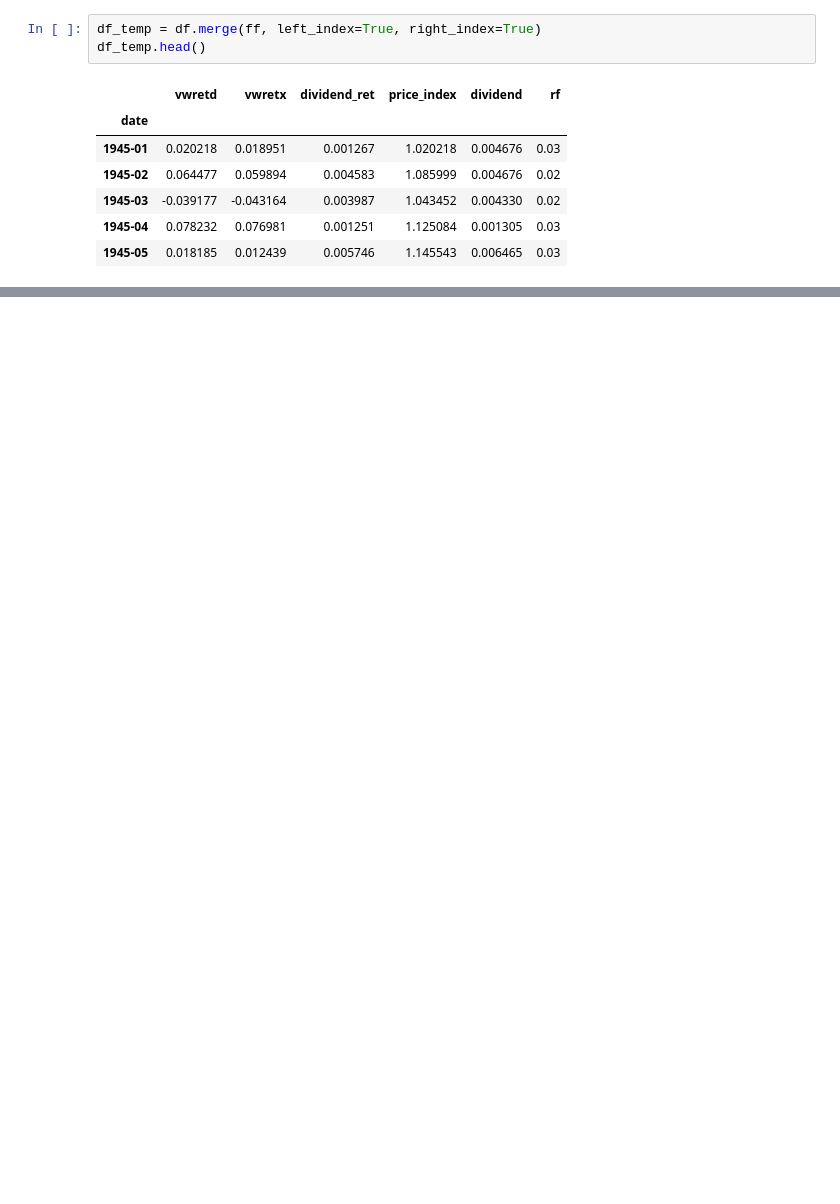
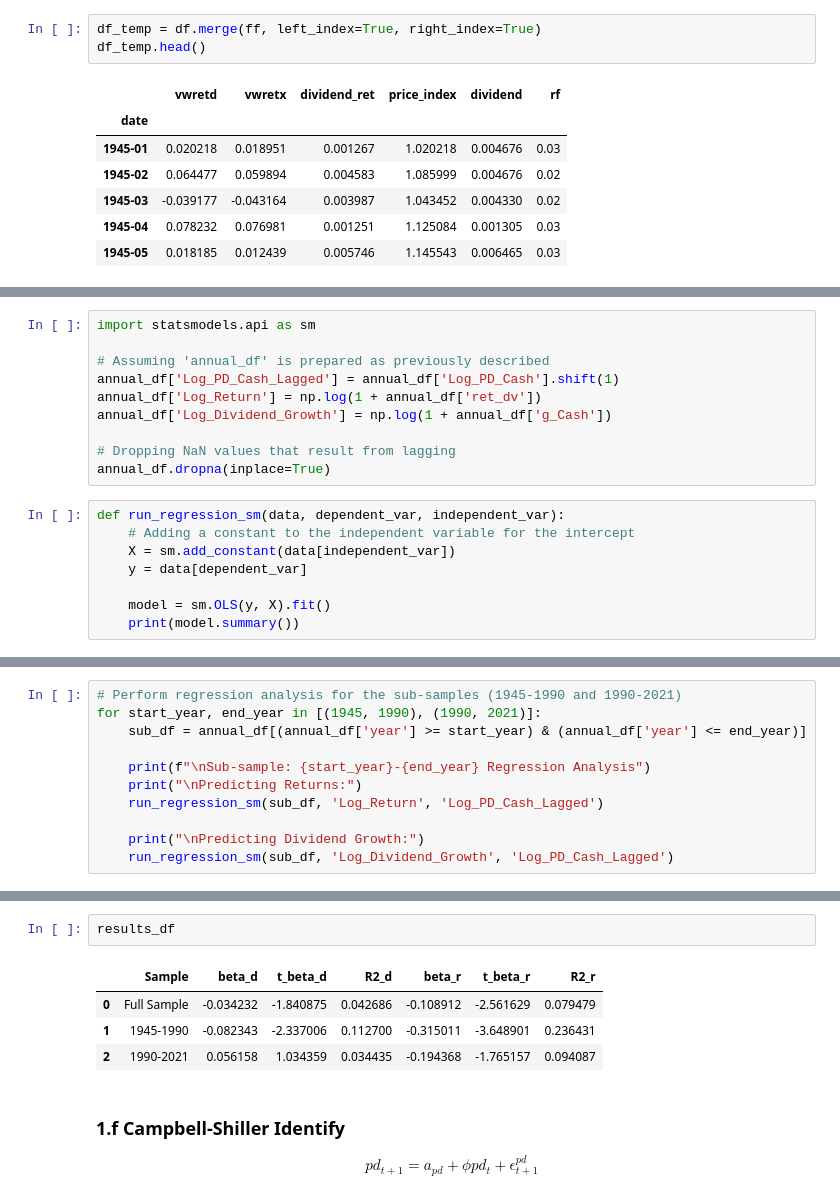
Before and after one commit to conquerv0/EmpricalAssetPricing, a Jupyter notebook: ProblemSet/Code/ps1_return.ipynb, the cells around one changed output, grey strips where cells are left out. Saved outputs shown, nothing was run; the diff lists cells and outputs as text; blank space fills up the shorter version.

Commit message:
PS1-1. Regression&VarianceDecomposition

```diff
--- a/ProblemSet/Code/ps1_return.ipynb
+++ b/ProblemSet/Code/ps1_return.ipynb
@@ -214,0 +246,18 @@ print(volatility_growth_market)
+# %%
+import statsmodels.api as sm
+
+# Assuming 'annual_df' is prepared as previously described
+annual_df['Log_PD_Cash_Lagged'] = annual_df['Log_PD_Cash'].shift(1)
+annual_df['Log_Return'] = np.log(1 + annual_df['ret_dv'])
+annual_df['Log_Dividend_Growth'] = np.log(1 + annual_df['g_Cash'])
+
+# Dropping NaN values that result from lagging
+annual_df.dropna(inplace=True)
+# %%
+def run_regression_sm(data, dependent_var, independent_var):
+    # Adding a constant to the independent variable for the intercept
+    X = sm.add_constant(data[independent_var])
+    y = data[dependent_var]
+
+    model = sm.OLS(y, X).fit()
+    print(model.summary())
@@ -214,0 +344,11 @@ print(volatility_growth_market)
+# %%
+# Perform regression analysis for the sub-samples (1945-1990 and 1990-2021)
+for start_year, end_year in [(1945, 1990), (1990, 2021)]:
+    sub_df = annual_df[(annual_df['year'] >= start_year) & (annual_df['year'] <= end_year)]
+
+    print(f"\nSub-sample: {start_year}-{end_year} Regression Analysis")
+    print("\nPredicting Returns:")
+    run_regression_sm(sub_df, 'Log_Return', 'Log_PD_Cash_Lagged')
+
+    print("\nPredicting Dividend Growth:")
+    run_regression_sm(sub_df, 'Log_Dividend_Growth', 'Log_PD_Cash_Lagged')
@@ -214,0 +420,13 @@ print(volatility_growth_market)
+# %%
+results_df
+# %% [output]
+|  | Sample | beta_d | t_beta_d | R2_d | beta_r | t_beta_r | R2_r |
+| 0 | Full Sample | -0.034232 | -1.840875 | 0.042686 | -0.108912 | -2.561629 | 0.079479 |
+| 1 | 1945-1990 | -0.082343 | -2.337006 | 0.112700 | -0.315011 | -3.648901 | 0.236431 |
+| 2 | 1990-2021 | 0.056158 | 1.034359 | 0.034435 | -0.194368 | -1.765157 | 0.094087 |
+# %% [markdown]
+### 1.f Campbell-Shiller Identify
+
+$$
+    pd_{t+1} = a_{pd} + \phi pd_t + \epsilon^{pd}_{t+1}
+$$
```
Also changed, not shown: parts of 31 cells of this notebook.
